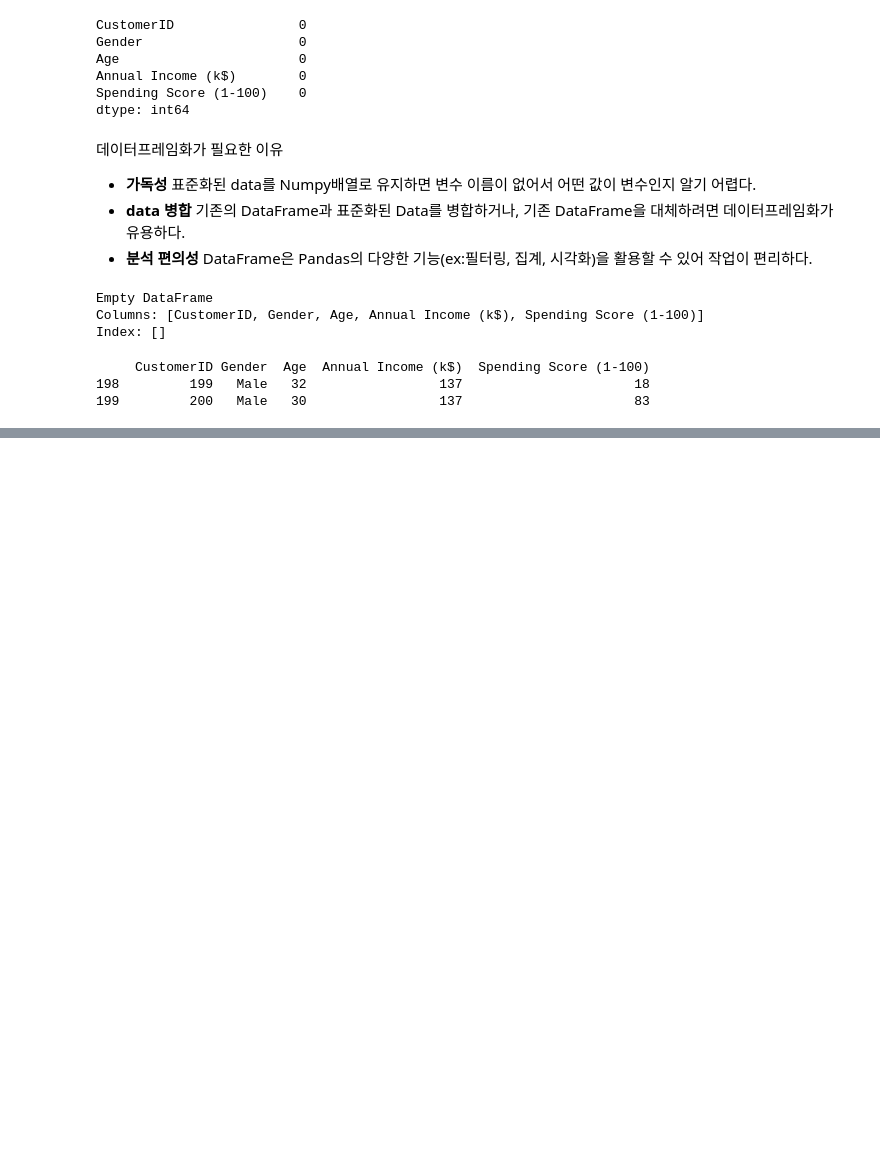
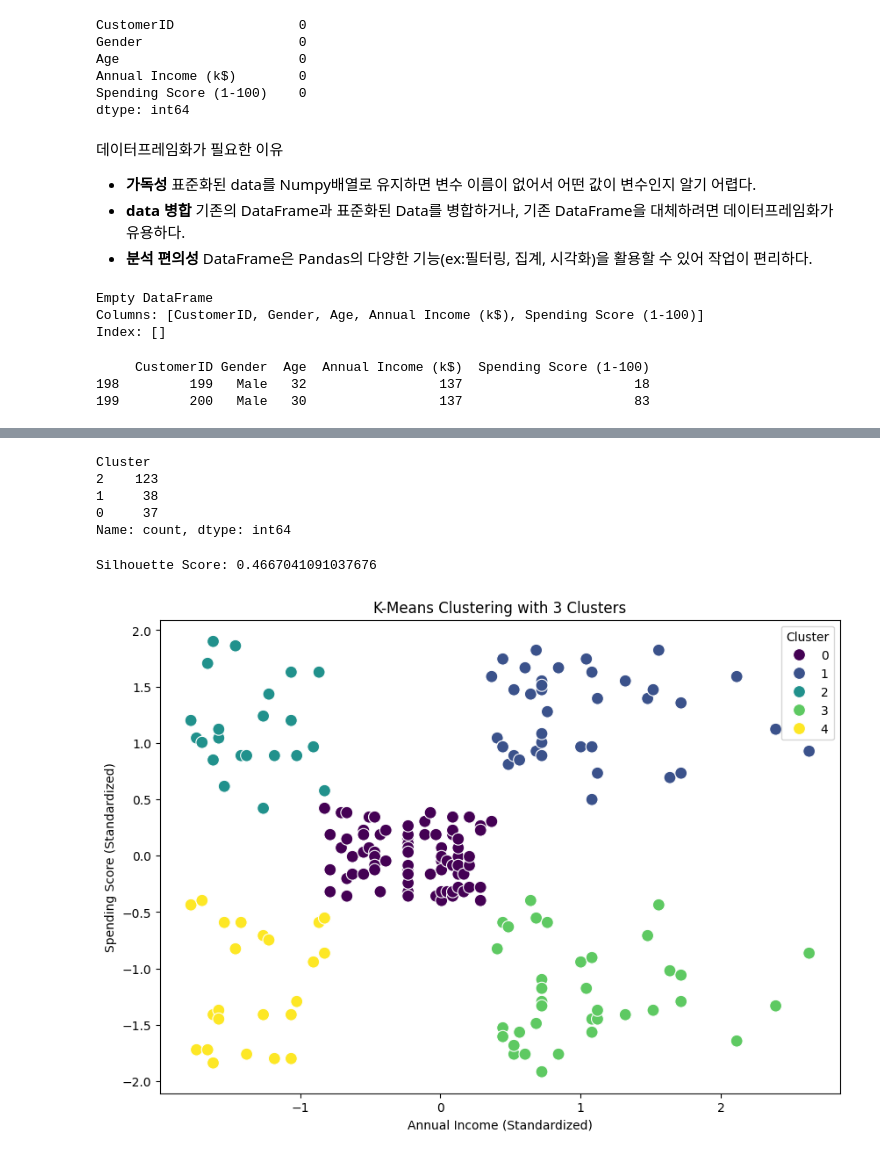
Before and after one commit to invisible-bo/customers, a Jupyter notebook: customers.ipynb, the cells around one changed output, grey strips where cells are left out. Cells and saved outputs as stored; diff of their text form; code cells hidden in the pictures; blank space fills up the shorter version.

```diff
--- a/customers.ipynb
+++ b/customers.ipynb
@@ -90,0 +178,45 @@ standardized_df = pd.DataFrame(scaled_data, columns=['Annual Income (k$)_standar
+# %%
+# 클러스터별 데이터 포인트 개수
+cluster_counts = standardized_df['Cluster'].value_counts()
+print(cluster_counts)
+# cluster 2가 가장 크다. 고객관리와 마케팅 전략에서 주요 타겟이 될 수 있음
+# %% [output]
+Cluster
+2    123
+1     38
+0     37
+Name: count, dtype: int64
+# %%
+from sklearn.metrics import silhouette_score
+
+# 실루엣 점수 계산
+sil_score = silhouette_score(standardized_df.drop('Cluster', axis=1), standardized_df['Cluster'])
+print("Silhouette Score:", sil_score)
+
+# 실루엣점수
+# 점수 범위: -1에서 1 사이의 값
+# 1에 가까울수록: 클러스터 간 분리가 명확하며, 클러스터링 품질이 좋음을 의미
+# 0에 가까울수록: 클러스터 간 경계가 모호하며, 클러스터가 잘 구분되지 않았음을 의미
+# 음수: 데이터 포인트가 잘못된 클러스터에 할당되었을 가능성을 의미
+# %% [output]
+Silhouette Score: 0.4667041091037676
+# %%
+# K-Means 클러스터링
+kmeans = KMeans(n_clusters=5, random_state=42)  # 클러스터 수를 5로 설정
+standardized_df['Cluster'] = kmeans.fit_predict(standardized_df)
+# %%
+plt.figure(figsize=(10, 7)) # Matplotlib의 figure 크기를 설정
+sns.scatterplot(  # Seaborn의 산점도(Scatter Plot)를 생성하는 함수
+    x=standardized_df['Annual Income (k$)_standardized'],
+    y=standardized_df['Spending Score (1-100)_standardized'],
+    hue=standardized_df['Cluster'], # 데이터포인트의 색상을 Cluste)레이블에 따라다르게 설정
+    palette='viridis', # 팔레트 색상 지정
+    s=100 # s=100은 포인트 크기를 100으로 설정
+)
+plt.title('K-Means Clustering with 3 Clusters') # 그래프 제목 설정
+plt.xlabel('Annual Income (Standardized)')
+plt.ylabel('Spending Score (Standardized)') # X축과 Y축 레이블을 각각 설정
+plt.legend(title='Cluster') # 범례 제목을 Cluster로 설정
+plt.show() # 그래프를 출력
+# %% [output]
+[figure, added]
```
Also changed, not shown: parts of 19 cells of this notebook.
